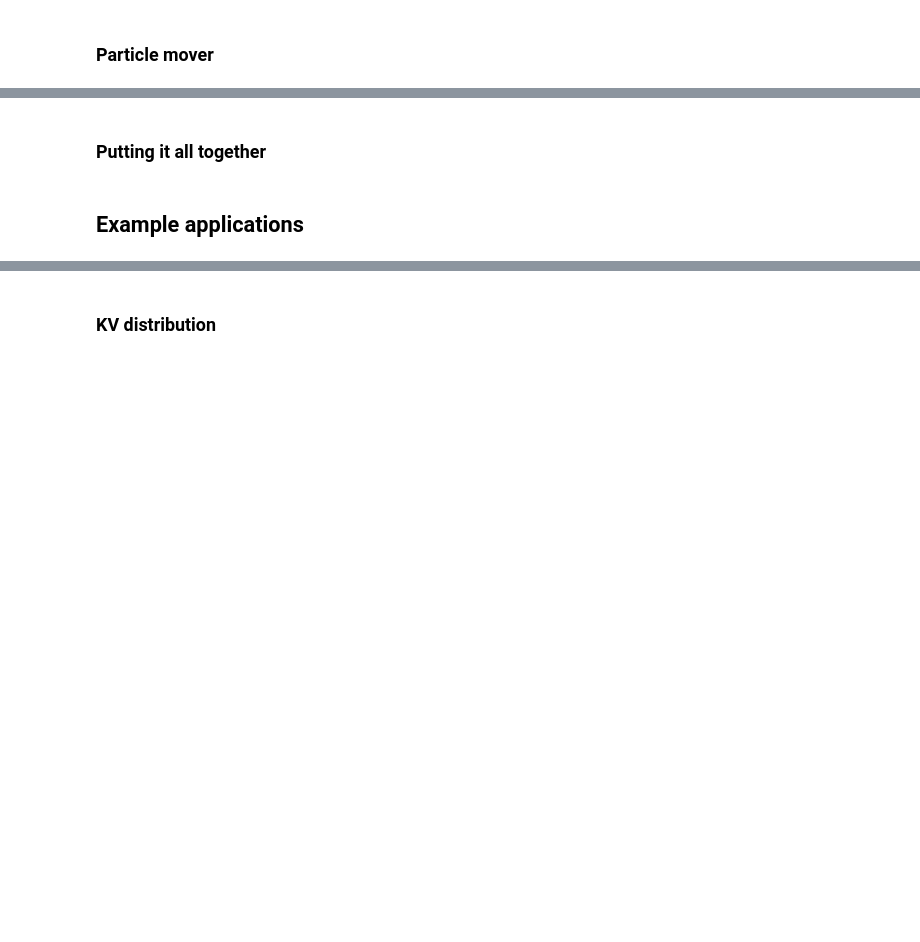
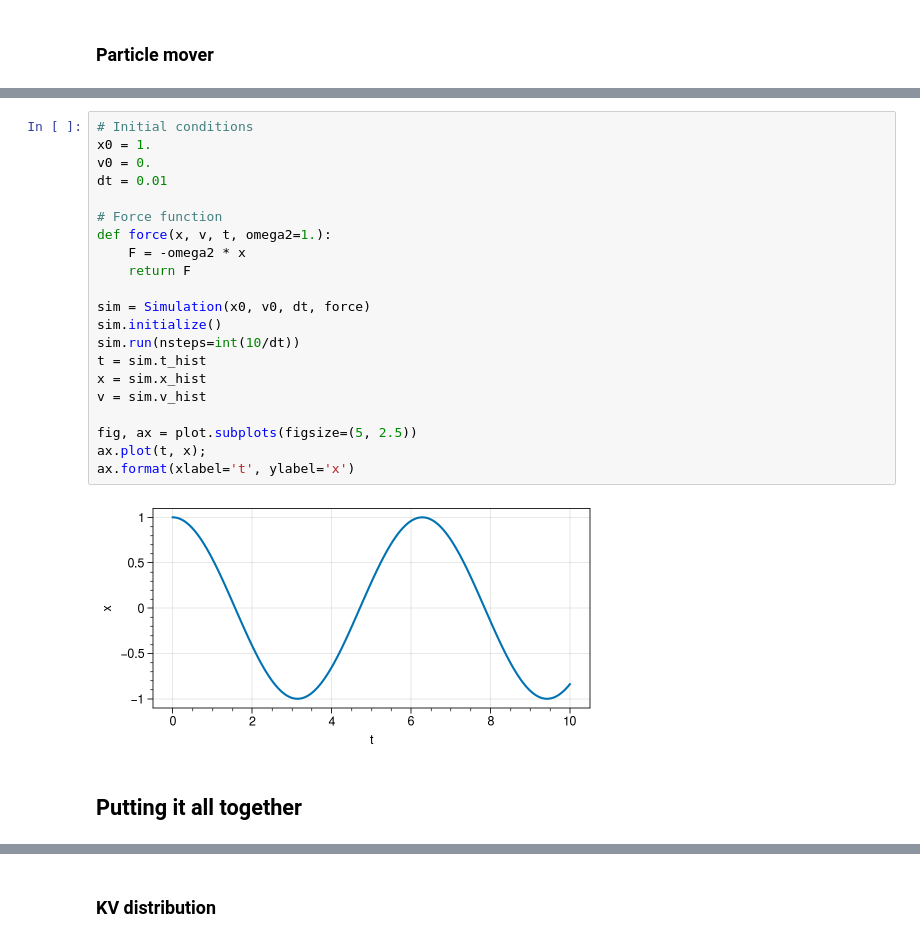
Before and after one commit to austin-hoover/blog_old, a Jupyter notebook: _notebooks/2021-02-15-PIC.ipynb, the cells around one changed output, grey strips where cells are left out. Cells and saved outputs as stored; diff of their text form; blank space fills up the shorter version.

```diff
--- a/_notebooks/2021-02-15-PIC.ipynb
+++ b/_notebooks/2021-02-15-PIC.ipynb
@@ -365,4 +539,25 @@ This is a symplectic integrator, which means it will conserve energy. Also note
+# %%
+# Initial conditions
+x0 = 1.
+v0 = 0.
+dt = 0.01
+
+# Force function
+def force(x, v, t, omega2=1.):
+    F = -omega2 * x
+    return F
+
+sim = Simulation(x0, v0, dt, force)
+sim.initialize()
+sim.run(nsteps=int(10/dt))
+t = sim.t_hist
+x = sim.x_hist
+v = sim.v_hist
+
+fig, ax = plot.subplots(figsize=(5, 2.5))
+ax.plot(t, x);
+ax.format(xlabel='t', ylabel='x')
+# %% [output]
+[figure, added]
 # %% [markdown]
-### Putting it all together
+## Putting it all together
-# %% [markdown]
-## Example applications
```
Also changed, not shown: parts of 25 cells of this notebook.
